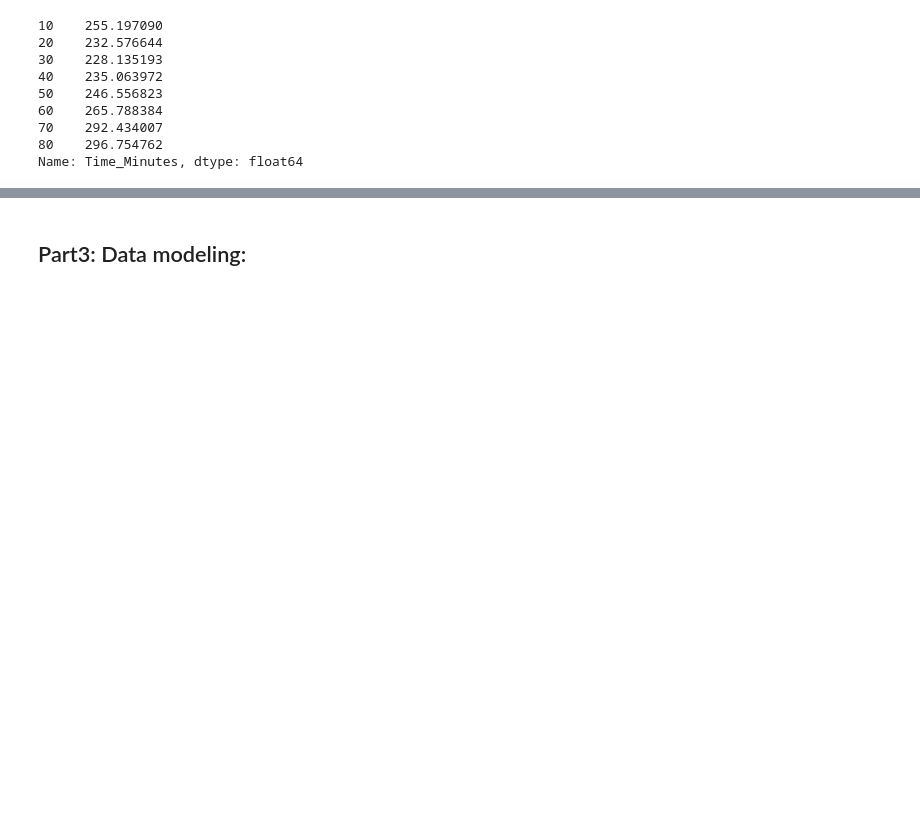
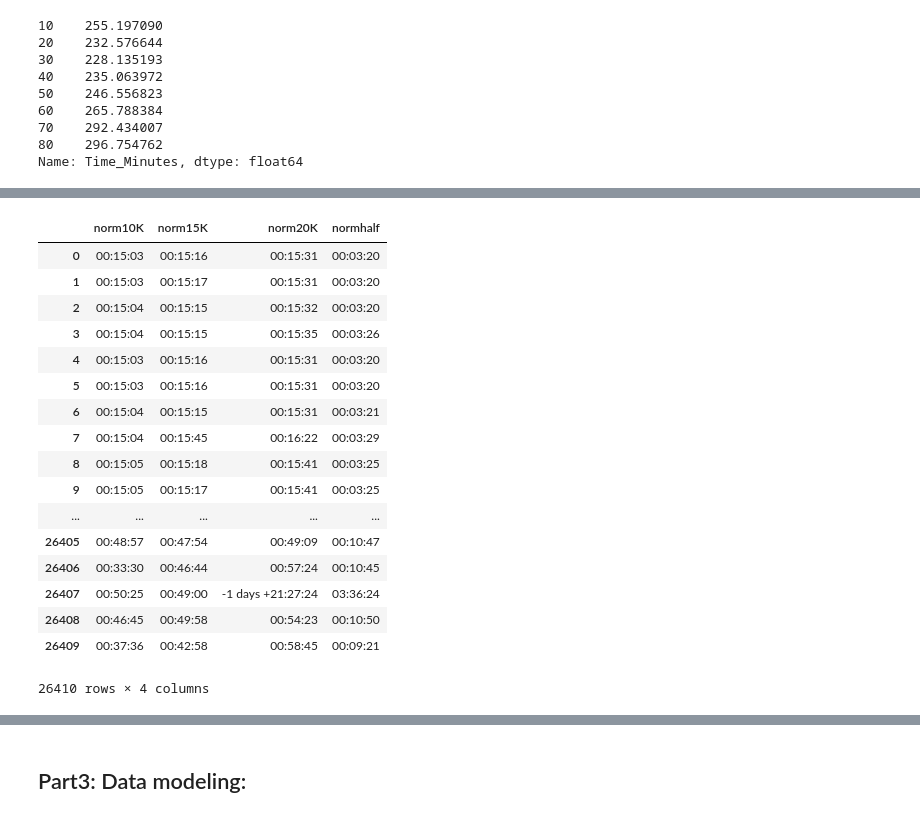
Before and after one commit to lee2christine/pythonDataExploration, a Jupyter notebook: 131FinalProject.ipynb, the cells around one changed output, grey strips where cells are left out. Cells and saved outputs as stored; diff of their text form; code cells hidden in the pictures; blank space fills up the shorter version.

```diff
--- a/131FinalProject.ipynb
+++ b/131FinalProject.ipynb
@@ -94,0 +126,30 @@ Name: Time_Minutes, dtype: float64
+# %%
+#pd.to_timedelta(data["10K"])- data["5K"]
+
+data.loc[:,"10K":"40K"] = data.loc[:,"10K":"40K"].apply(pd.to_timedelta)
+
+data['norm10K']= data["10K"] - data["5K"]
+data['norm15K']= data["15K"] - data["10K"]
+data['norm20K']= data["20K"] - data["15K"]
+data['normhalf']= data["Half"] - data["20K"]
+# %%
+data.loc[:, "norm10K":"normhalf"]
+# %% [output]
+|  | norm10K | norm15K | norm20K | normhalf |
+| 0 | 00:15:03 | 00:15:16 | 00:15:31 | 00:03:20 |
+| 1 | 00:15:03 | 00:15:17 | 00:15:31 | 00:03:20 |
+| 2 | 00:15:04 | 00:15:15 | 00:15:32 | 00:03:20 |
+| 3 | 00:15:04 | 00:15:15 | 00:15:35 | 00:03:26 |
+| 4 | 00:15:03 | 00:15:16 | 00:15:31 | 00:03:20 |
+| 5 | 00:15:03 | 00:15:16 | 00:15:31 | 00:03:20 |
+| 6 | 00:15:04 | 00:15:15 | 00:15:31 | 00:03:21 |
+| 7 | 00:15:04 | 00:15:45 | 00:16:22 | 00:03:29 |
+| 8 | 00:15:05 | 00:15:18 | 00:15:41 | 00:03:25 |
+| 9 | 00:15:05 | 00:15:17 | 00:15:41 | 00:03:25 |
+| ... | ... | ... | ... | ... |
+| 26405 | 00:48:57 | 00:47:54 | 00:49:09 | 00:10:47 |
+| 26406 | 00:33:30 | 00:46:44 | 00:57:24 | 00:10:45 |
+| 26407 | 00:50:25 | 00:49:00 | -1 days +21:27:24 | 03:36:24 |
+| 26408 | 00:46:45 | 00:49:58 | 00:54:23 | 00:10:50 |
+| 26409 | 00:37:36 | 00:42:58 | 00:58:45 | 00:09:21 |
+26410 rows × 4 columns
```
Also changed, not shown: parts of 7 cells of this notebook, 1 other file.
